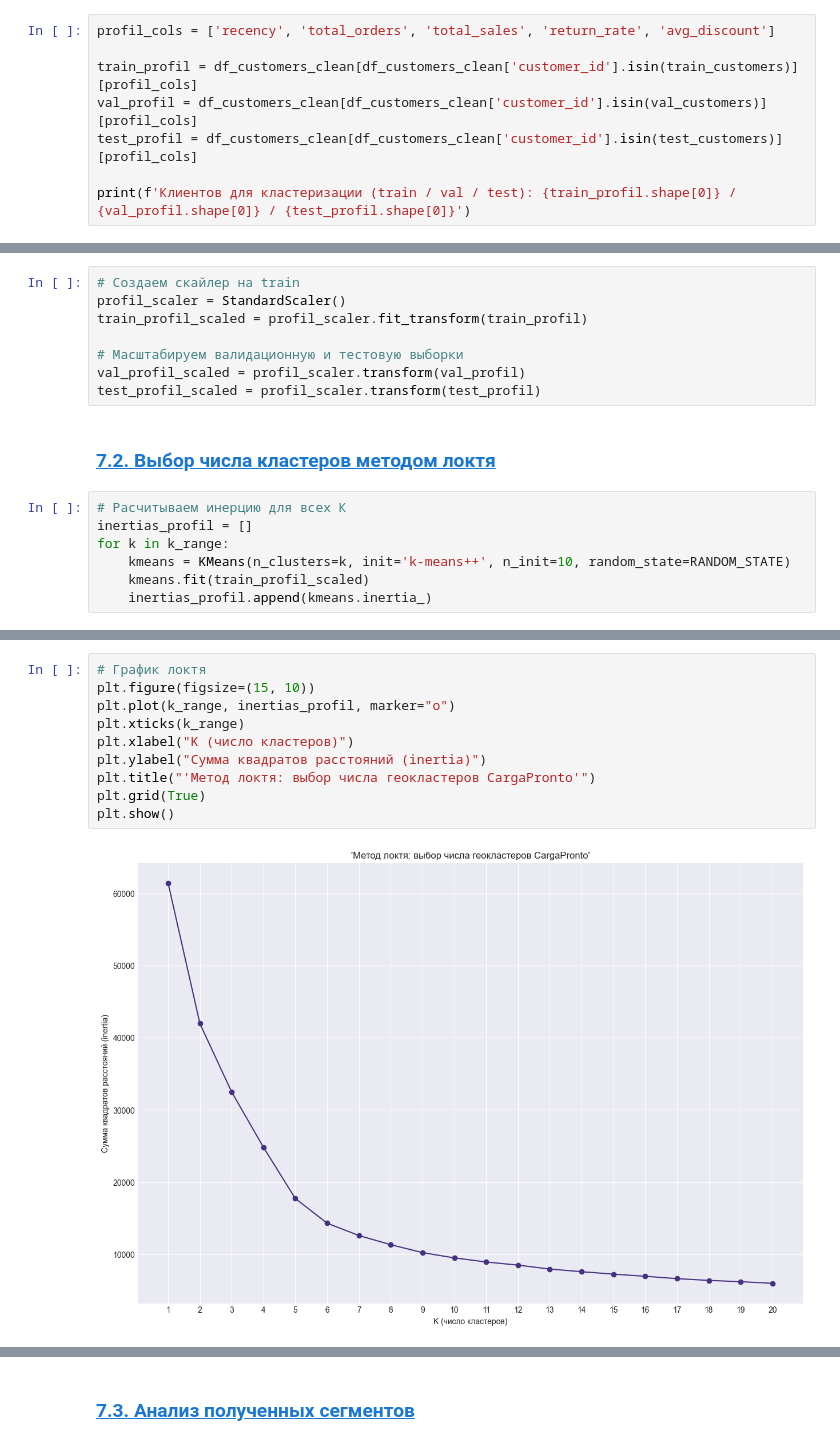
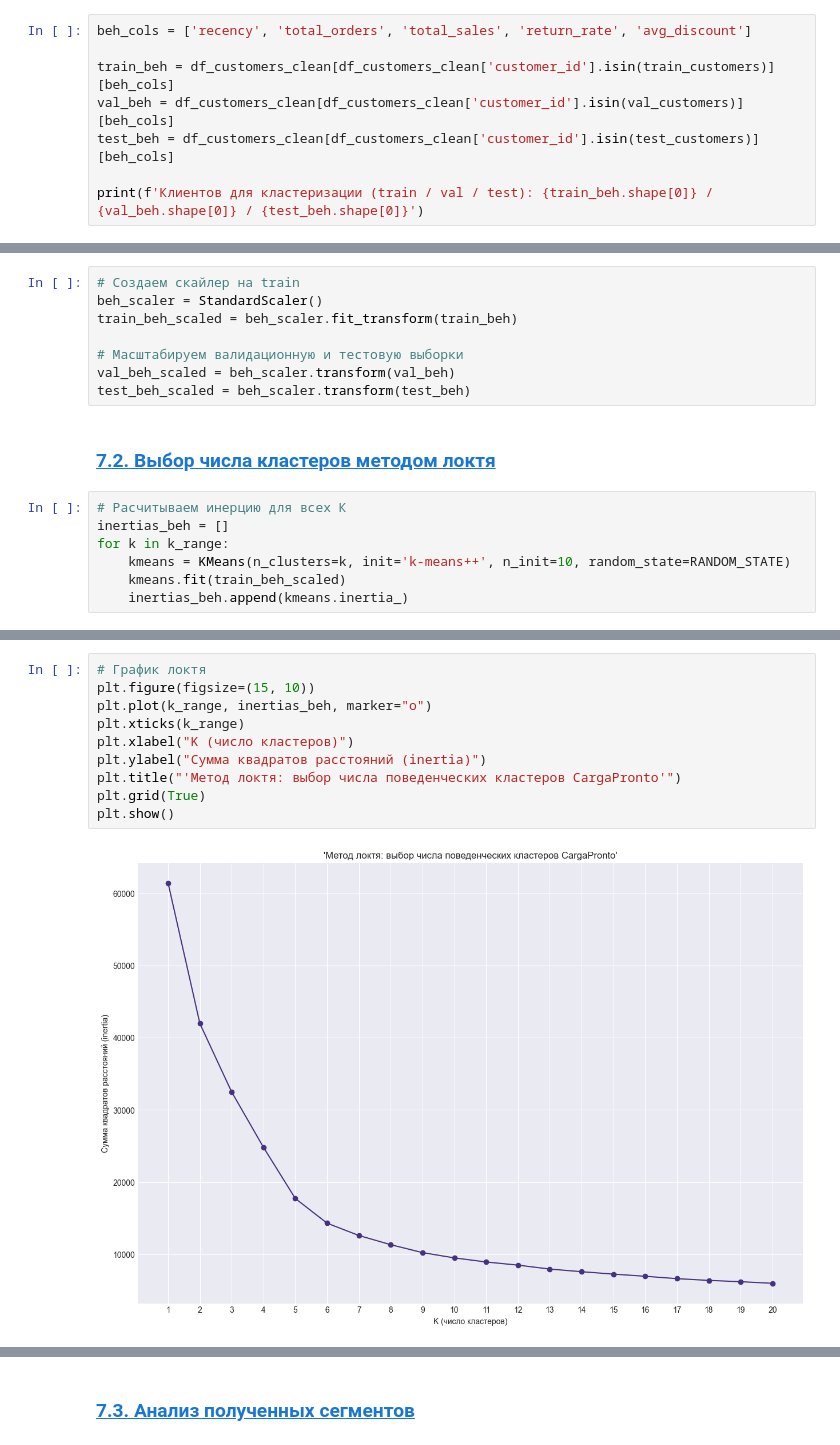
Before and after one commit to MEYakunin/Sprint18_Delivery_Delay_Prediction, a Jupyter notebook: Sprint18_Delivery_Delay_Prediction_Yakunin_Mikl.ipynb, the cells around one changed output, grey strips where cells are left out. Drawn from its saved outputs; the diff is of its cells as text.

```diff
--- a/Sprint18_Delivery_Delay_Prediction_Yakunin_Mikl.ipynb
+++ b/Sprint18_Delivery_Delay_Prediction_Yakunin_Mikl.ipynb
@@ -1180,31 +1197,31 @@ plt.show()
 # %% [markdown]
 ### [7.1. Подготовка векторов признаков и предобработка](#content)<a id="7_1"></a>
 # %%
-profil_cols = ['recency', 'total_orders', 'total_sales', 'return_rate', 'avg_discount']
+beh_cols = ['recency', 'total_orders', 'total_sales', 'return_rate', 'avg_discount']
 
-train_profil = df_customers_clean[df_customers_clean['customer_id'].isin(train_customers)][profil_cols]
-val_profil = df_customers_clean[df_customers_clean['customer_id'].isin(val_customers)][profil_cols]
-test_profil = df_customers_clean[df_customers_clean['customer_id'].isin(test_customers)][profil_cols]
+train_beh = df_customers_clean[df_customers_clean['customer_id'].isin(train_customers)][beh_cols]
+val_beh = df_customers_clean[df_customers_clean['customer_id'].isin(val_customers)][beh_cols]
+test_beh = df_customers_clean[df_customers_clean['customer_id'].isin(test_customers)][beh_cols]
 
-print(f'Клиентов для кластеризации (train / val / test): {train_profil.shape[0]} / {val_profil.shape[0]} / {test_profil.shape[0]}')
+print(f'Клиентов для кластеризации (train / val / test): {train_beh.shape[0]} / {val_beh.shape[0]} / {test_beh.shape[0]}')
 # %% [output]
 Клиентов для кластеризации (train / val / test): 12288 / 4096 / 4096
 # %%
 # Создаем скайлер на train
-profil_scaler = StandardScaler()
-train_profil_scaled = profil_scaler.fit_transform(train_profil)
+beh_scaler = StandardScaler()
+train_beh_scaled = beh_scaler.fit_transform(train_beh)
 
 # Масштабируем валидационную и тестовую выборки
-val_profil_scaled = profil_scaler.transform(val_profil)
-test_profil_scaled = profil_scaler.transform(test_profil)
+val_beh_scaled = beh_scaler.transform(val_beh)
+test_beh_scaled = beh_scaler.transform(test_beh)
 # %% [markdown]
 ### [7.2. Выбор числа кластеров методом локтя](#content)<a id="7_2"></a>
 # %%
 # Расчитываем инерцию для всех К
-inertias_profil = []
+inertias_beh = []
 for k in k_range:
     kmeans = KMeans(n_clusters=k, init='k-means++', n_init=10, random_state=RANDOM_STATE)
-    kmeans.fit(train_profil_scaled)
-    inertias_profil.append(kmeans.inertia_)
+    kmeans.fit(train_beh_scaled)
+    inertias_beh.append(kmeans.inertia_)
 # %%
 # Таблица: инерция и относительное снижение (для обоснования выбора K)
@@ -1232,14 +1249,14 @@ display(elbow_profil_df)
 # %%
 # График локтя
 plt.figure(figsize=(15, 10))
-plt.plot(k_range, inertias_profil, marker="o")
+plt.plot(k_range, inertias_beh, marker="o")
 plt.xticks(k_range)
 plt.xlabel("K (число кластеров)")
 plt.ylabel("Сумма квадратов расстояний (inertia)")
-plt.title("'Метод локтя: выбор числа геокластеров CargaPronto'")
+plt.title("'Метод локтя: выбор числа поведенческих кластеров CargaPronto'")
 plt.grid(True)
 plt.show()
 # %% [output]
-[figure, old version]
+[figure, new version]
 # %%
 # Выбираем число поведенческих кластеров
```
Also changed, not shown: parts of 16 cells of this notebook, 4 other files.
